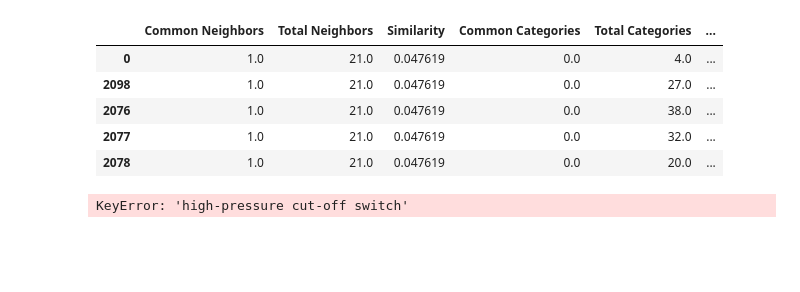
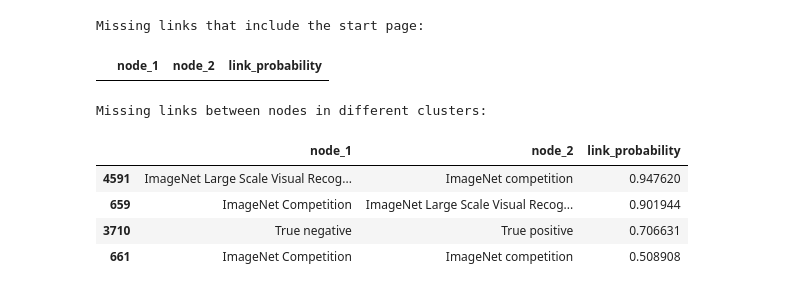
Before and after one commit to francescobraicovich/Missing_Knowledge_Links_WIkipedia, a Jupyter notebook: graph_analysis.ipynb, the cells around one changed output. Cells and saved outputs as stored; diff of their text form; code cells hidden in the pictures; blank space fills up the shorter version.

Commit message:
moved functions to a folder and added a notebook to analyze missing links

```diff
--- a/graph_analysis.ipynb
+++ b/graph_analysis.ipynb
@@ -6,6 +6,6 @@ import numpy as np
 # %%
 depth = 2
-start_page = "Cumulative distribution function"
+start_page = "DBSCAN"
 
 graph, links_dict, categories_dict = build_graph(start_page, depth, display=False)
 # %% [output]
@@ -143,9 +147,9 @@ TypeError: string operation on non-string array
 from sklearn.model_selection import train_test_split
 
 # split the dataset into train and test
-X = train_df.drop(columns=['Link'])
-y = train_df['Link']
+X = train_df.drop(columns=['node_1', 'node_2', 'link'])
+y = train_df['link']
 
-X_train, X_test, y_train, y_test = train_test_split(X, y, test_size=0.25, random_state=42)
+X_train, X_test, y_train, y_test = train_test_split(X, y, test_size=0.3, random_state=42)
 # %%
 from xgboost import XGBClassifier
@@ -271,0 +230,31 @@ Gaius Terentilius Harsa <-- 1.000 --> acta apostolicae sedis
+# %%
+# save the columns 'node1', 'node2' into arrays
+node1 = missing_link_df['node_1'].values
+node2 = missing_link_df['node_2'].values
+
+# remove the columns 'node1', 'node2' from the dataframe
+missing_link_to_preidct_df = missing_link_df.drop(columns=['node_1', 'node_2'])
+
+# predict link probabilities for the missing link candidates
+link_probabilities = best_model.predict_proba(missing_link_to_preidct_df)[:, 1]
+
+# create a new dataframe with the columns 'node1', 'node2', 'link_probability', 'similarity' and clusters of the nodes
+missing_link_predictions_df = pd.DataFrame({
+    'node_1': node1,
+    'node_2': node2,
+    'link_probability': link_probabilities,
+    'similarity': missing_link_df['similarity'].values,
+    'cluster_node_1': missing_link_df['cluster_node_1'].values,
+    'cluster_node_2': missing_link_df['cluster_node_2'].values})
+
+# sort the dataframe by link_probability
+missing_link_predictions_df = missing_link_predictions_df.sort_values(by='link_probability', ascending=False)
+
+# keep only the values above 0.5 probability
+missing_link_predictions_df = missing_link_predictions_df[missing_link_predictions_df['link_probability'] > 0.5]
+
+# set pd printing limits to display all the rows
+pd.set_option('display.max_rows', None)
+columns_to_display = ['node_1', 'node_2', 'link_probability']
+print("Missing link predictions: ")
+missing_link_predictions_df[columns_to_display].head(100)
@@ -307,21 +310,9 @@ Gaius Terentilius Harsa <-- 1.000 --> acta apostolicae sedis
 # %%
 # find missing links that include the start page if node1 or node2 is the start page
-df_missing_links_start_page = missing_link_df[(missing_link_df['node 1'] == start_page) | (missing_link_df['node 2'] == start_page)]
+missing_links_start_page_df = missing_link_predictions_df[(missing_link_predictions_df['node_1'] == start_page) | (missing_link_predictions_df['node_2'] == start_page)]
 
-df_missing_links_start_page.head()
+print(f'Missing links that include the start page:')
+missing_links_start_page_df[columns_to_display].head(100)
 # %% [output]
+Missing links that include the start page:
-|  | Common Neighbors | Total Neighbors | Similarity | Common Categories | Total Categories | ... |
-| 0 | 1.0 | 21.0 | 0.047619 | 0.0 | 4.0 | ... |
-| 2098 | 1.0 | 21.0 | 0.047619 | 0.0 | 27.0 | ... |
-| 2076 | 1.0 | 21.0 | 0.047619 | 0.0 | 38.0 | ... |
-| 2077 | 1.0 | 21.0 | 0.047619 | 0.0 | 32.0 | ... |
-| 2078 | 1.0 | 21.0 | 0.047619 | 0.0 | 20.0 | ... |
+|  | node_1 | node_2 | link_probability |
-# %%
-# use link dict to find the links of 'high-pressure cut-off switch
-high_pressure_cut_off_switch_links = links_dict['high-pressure cut-off switch']
-
-print(f"Links of 'high-pressure cut-off switch':")
-for link in high_pressure_cut_off_switch_links:
-    print(link)
-# %% [output]
-KeyError: 'high-pressure cut-off switch'
@@ -335,0 +319,15 @@ for word in blacklist:
+# %%
+# find missing links between nodes in different clusters
+different_cluster_mask = missing_link_predictions_df['cluster_node_1'].values != missing_link_predictions_df['cluster_node_2'].values
+
+different_cluster_missing_links_df = missing_link_predictions_df[different_cluster_mask]
+
+print(f'Missing links between nodes in different clusters:')
+different_cluster_missing_links_df[columns_to_display].head(100)
+# %% [output]
+Missing links between nodes in different clusters:
+|  | node_1 | node_2 | link_probability |
+| 4591 | ImageNet Large Scale Visual Recog... | ImageNet competition | 0.947620 |
+| 659 | ImageNet Competition | ImageNet Large Scale Visual Recog... | 0.901944 |
+| 3710 | True negative | True positive | 0.706631 |
+| 661 | ImageNet Competition | ImageNet competition | 0.508908 |
```
Also changed, not shown: parts of 15 cells of this notebook, 7 other files.
